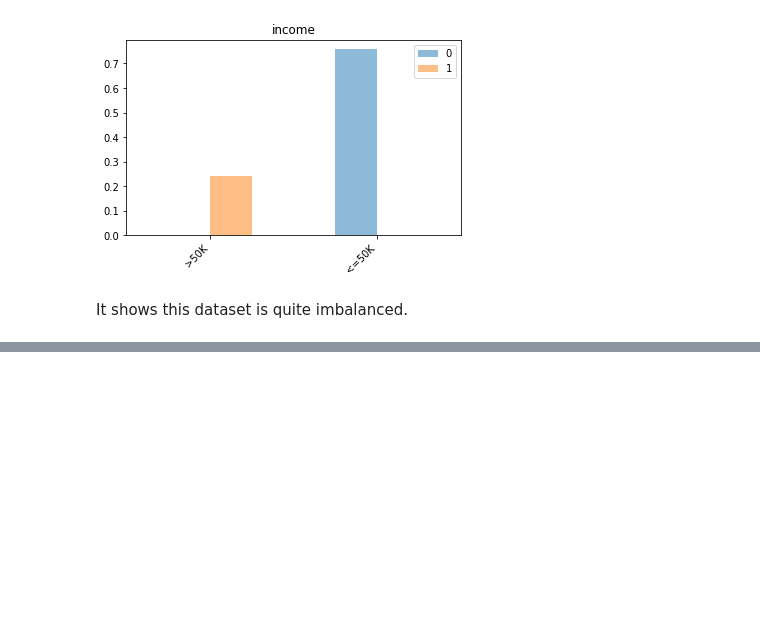
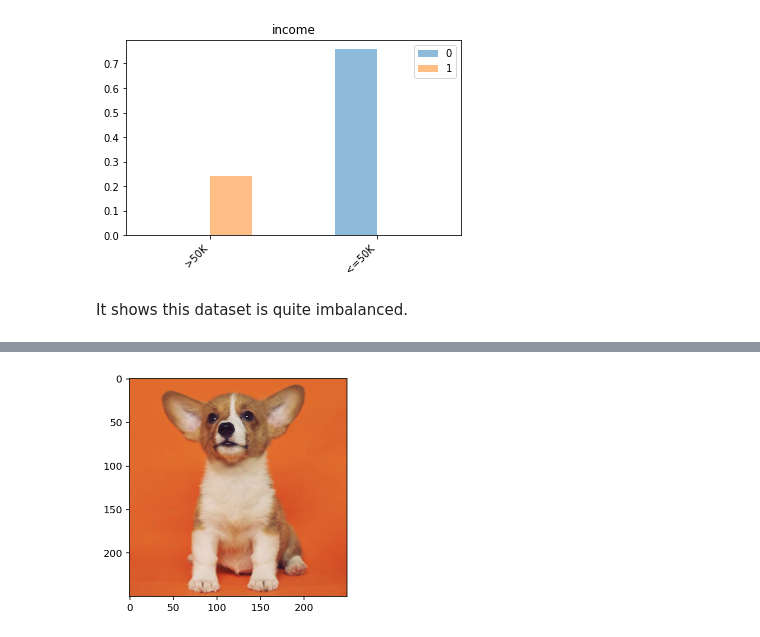
Before and after one commit to xiaohk/stickyland, a Jupyter notebook: examples/example-adult.ipynb, the cells around one changed output, grey strips where cells are left out. Cells and saved outputs as stored; diff of their text form; code cells hidden in the pictures; blank space fills up the shorter version.

```diff
--- a/examples/example-adult.ipynb
+++ b/examples/example-adult.ipynb
@@ -279,0 +254,38 @@ new_df.head()
+# %%
+counter = 0
+# %%
+def load_random_image(dataset):
+    global counter
+
+    images = [
+        'https://i.imgur.com/xnrNBo3.png',
+        'https://i.imgur.com/Ch4p4ds.png',
+        'https://i.imgur.com/DUSjJ5U.png',
+        'https://i.imgur.com/pfM32N4.png'
+    ]
+
+    # image = imageio.imread(np.random.choice(images))
+    image = imageio.imread(images[counter % 4])
+    counter += 1
+
+    image = image[:, :, :3]
+
+    s = 250
+    aug = iaa.size.Resize([s, s])
+    image = aug(image=image)
+
+    return image
+
+dataset = 25
+# %%
+def load_random_image(dataset):
+    # image = imageio.imread('https://i.imgur.com/Ch4p4ds.png')
+    image = imageio.imread('https://i.imgur.com/DUSjJ5U.png')
+
+    image = image[:, :, :3]
+
+    s = 250
+    aug = iaa.size.Resize([s, s])
+    image = aug(image=image)
+
+    return image
@@ -279,0 +312,5 @@ new_df.head()
+# %%
+image = load_random_image(dataset)
+plt.imshow(image);
+# %% [output]
+[figure, added]
```
Also changed, not shown: parts of 33 cells of this notebook, 3 other files.
